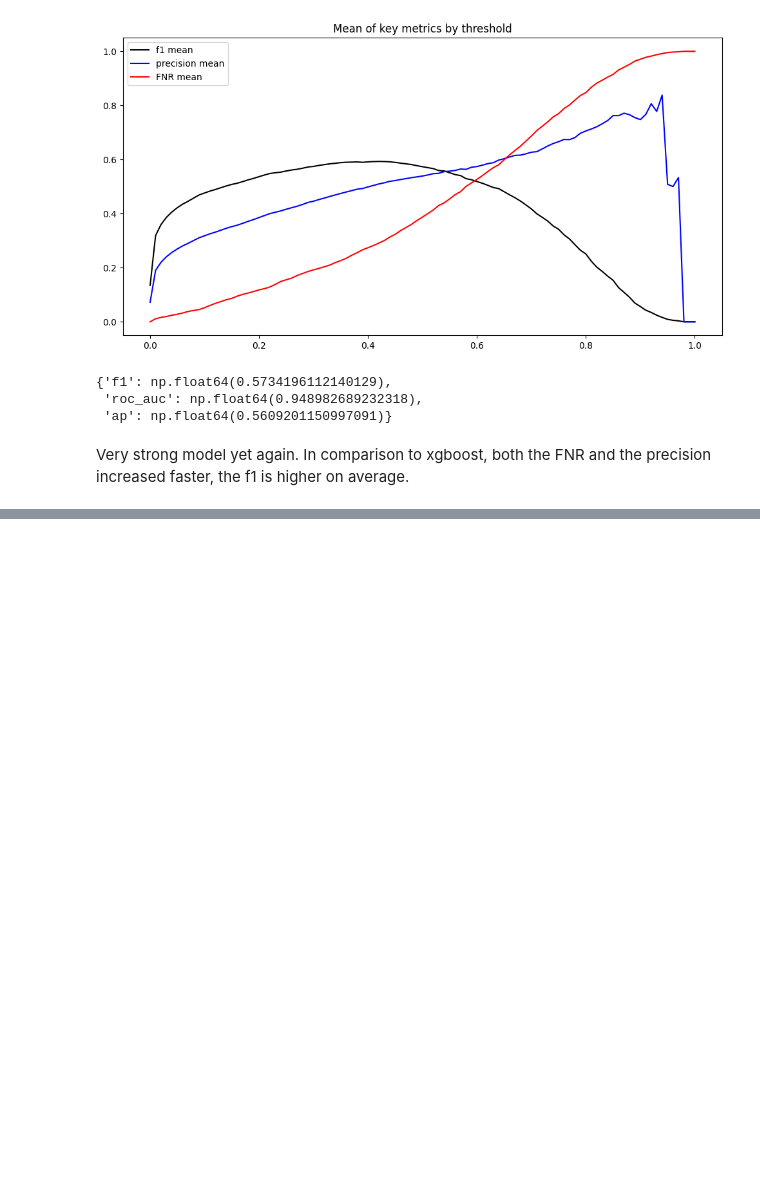
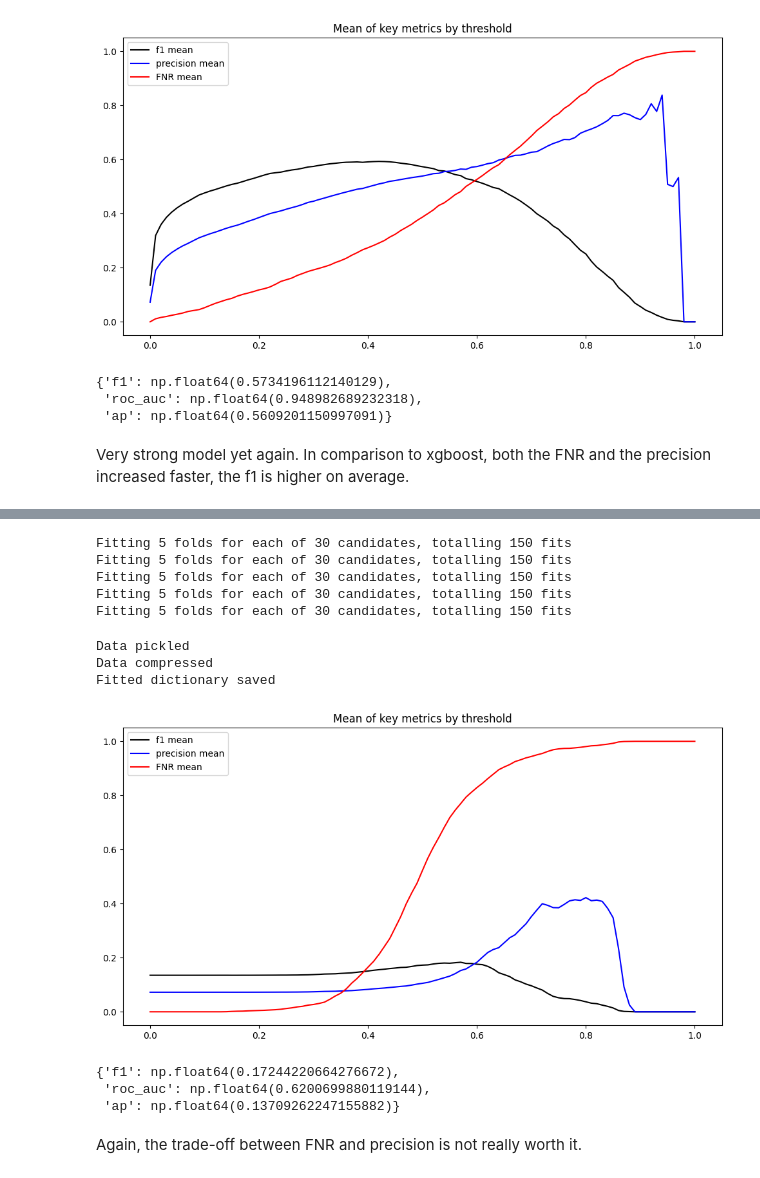
Before and after one commit to YCoeusZ/QclDQp5MOHN2Sk9K, a Jupyter notebook: note_books/Random_Forest.ipynb, the cells around one changed output, grey strips where cells are left out. Drawn from its saved outputs; the diff is of its cells as text; code cells hidden in the pictures; blank space fills up the shorter version.

Commit message:
Random Forest no_RFE.

```diff
--- a/note_books/Random_Forest.ipynb
+++ b/note_books/Random_Forest.ipynb
@@ -133,0 +171,16 @@ Very strong model yet again. In comparison to xgboost, both the FNR and the prec
+# %%
+model_eval_noRFE=training.model_eval(search_method="Random")
+# %%
+model_eval_noRFE.eval(df_feat=df_feat,df_tar=df_tar, pipe=pipe, outer_cv=outer_split, param_dict=param_dict)
+# %% [output]
+Fitting 5 folds for each of 30 candidates, totalling 150 fits
+Fitting 5 folds for each of 30 candidates, totalling 150 fits
+Fitting 5 folds for each of 30 candidates, totalling 150 fits
+Fitting 5 folds for each of 30 candidates, totalling 150 fits
+Fitting 5 folds for each of 30 candidates, totalling 150 fits
+# %%
+model_eval_noRFE.save_dict(save_path="../data/fitted/RF/compressed_fitted_dict_RF_noRFE_run1.gz", compress=True)
+# %% [output]
+Data pickled
+Data compressed
+Fitted dictionary saved
@@ -133,0 +189,12 @@ Very strong model yet again. In comparison to xgboost, both the FNR and the prec
+# %%
+model_eval_noRFE.create_visual()
+# %% [output]
+[figure, added]
+# %%
+model_eval_noRFE.eval_metrics_
+# %% [output]
+{'f1': np.float64(0.17244220664276672),
+ 'roc_auc': np.float64(0.6200699880119144),
+ 'ap': np.float64(0.13709262247155882)}
+# %% [markdown]
+Again, the trade-off between FNR and precision is not really worth it.
```
Also changed, not shown: parts of 4 cells of this notebook, 1 other file.
